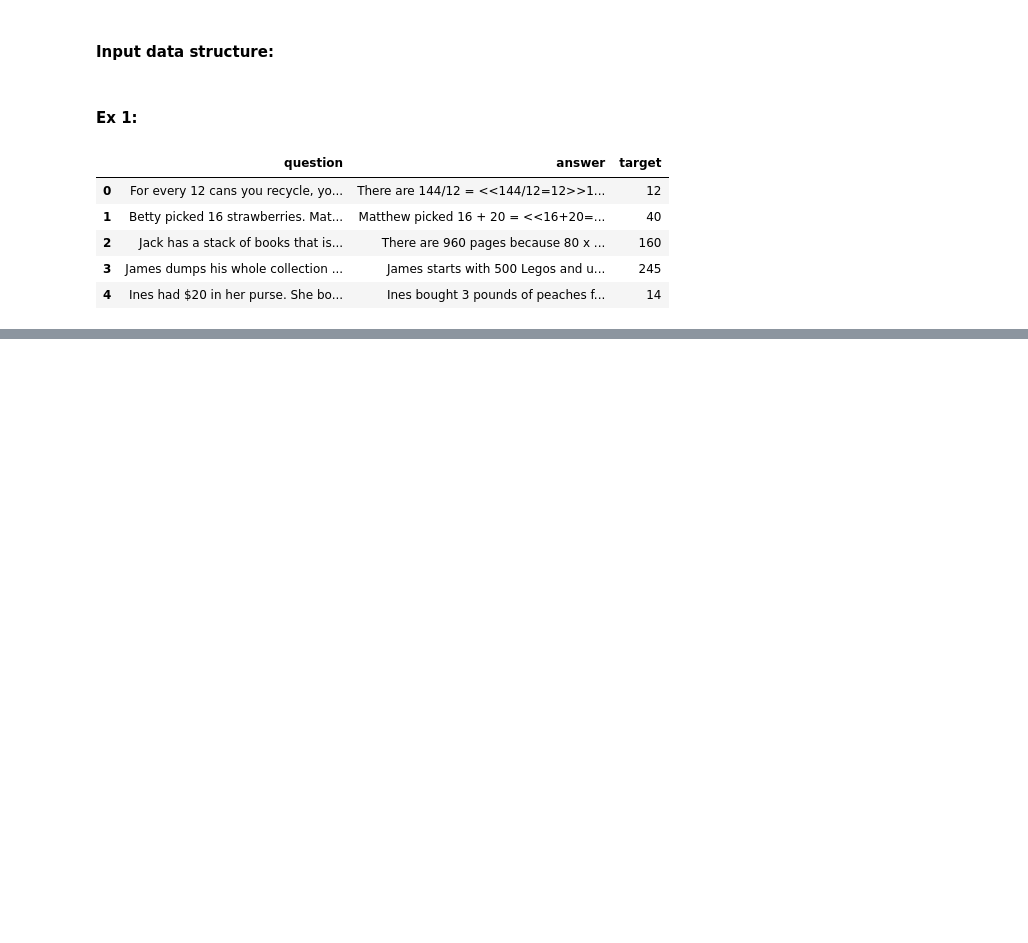
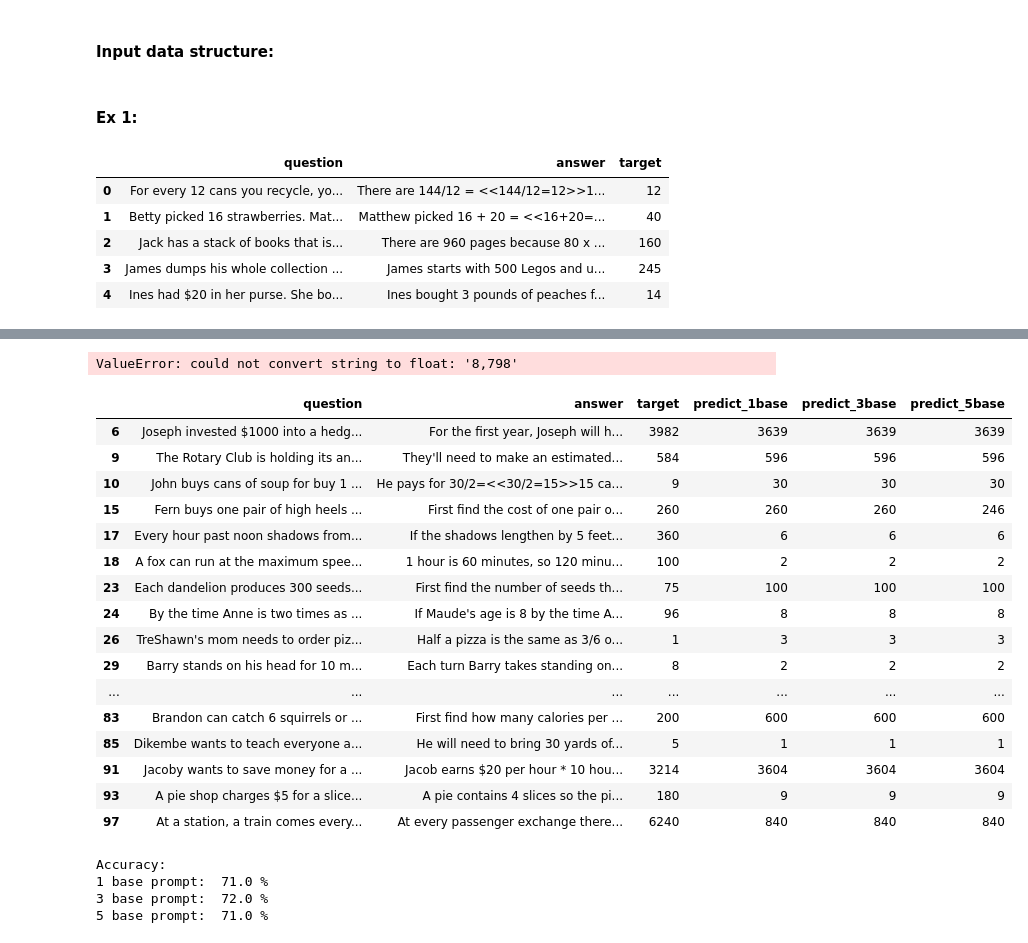
Before and after one commit to Maksym-Kryvenko/MistralAI-small-implementation-project, a Jupyter notebook: exploration.ipynb, the cells around one changed output, grey strips where cells are left out. Saved outputs shown, nothing was run; the diff lists cells and outputs as text; code cells hidden in the pictures; blank space fills up the shorter version.

Commit message:
Added about file, run all data and get results.

```diff
--- a/exploration.ipynb
+++ b/exploration.ipynb
@@ -110,23 +128,0 @@ Expected output: 9
-# %%
-re_exp = r'\b\d+(?:\.\d+)?\b'
-results = dict()
-# Record the results into dataframe
-for i, question in enumerate(data_df['question']):
-    response_1 = get_mistral_response(question)
-    response_2 = get_mistral_response(question)
-    response_3 = get_mistral_response(question)
-
-    new_prompt_1 = 'Return only the number which represent final result from the following text: ' + response_1
-    new_prompt_2 = 'Return only the number which represent final result from the following text: ' + response_2
-    new_prompt_3 = 'Return only the number which represent final result from the following text: ' + response_3
-
-    output_1 = re.findall(re_exp, get_mistral_response(new_prompt_1))
-    output_2 = re.findall(re_exp, get_mistral_response(new_prompt_2))
-    output_3 = re.findall(re_exp, get_mistral_response(new_prompt_3))
-
-    results[i] = results.get(i, []) + output_1
-    results[i] = results.get(i, []) + output_2
-    results[i] = results.get(i, []) + output_3
-
-    if i > 12:
-        break
@@ -150,2 +128,0 @@ results
-# %%
-data_df['predict'] = results
@@ -161,0 +216,49 @@ numbers
+# %%
+#data_df['predict_1base'] = list(results_0_0.values())
+data_df['predict_3base'] = list(results_0_3.values())
+#data_df['predict_5base'] = list(results_0_5.values())
+
+data_df['predict_1extra'] = list(results_1.values())
+data_df['predict_3extra'] = list(results_3.values())
+data_df['predict_5extra'] = list(results_5.values())
+# %%
+data_df['target'] = data_df['target'].apply(lambda x: int(float(x)))
+#data_df['predict_1base'] = data_df['predict_1base'].apply(lambda x: int(float(x)))
+data_df['predict_3base'] = data_df['predict_3base'].apply(lambda x: int(float(x)))
+#data_df['predict_5base'] = data_df['predict_5base'].apply(lambda x: int(float(x)))
+data_df['predict_1extra'] = data_df['predict_1extra'].apply(lambda x: int(float(x)))
+data_df['predict_3extra'] = data_df['predict_3extra'].apply(lambda x: int(float(x)))
+data_df['predict_5extra'] = data_df['predict_5extra'].apply(lambda x: int(float(x)))
+# %% [output]
+ValueError: could not convert string to float: '8,798'
+# %%
+data_df[(data_df['target'] != data_df['predict_3base']) | (data_df['target'] != data_df['predict_1extra']) | (data_df['target'] != data_df['predict_3extra']) | (data_df['target'] != data_df['predict_5extra'])]
+# %% [output]
+|  | question | answer | target | predict_1base | predict_3base | predict_5base |
+| 6 | Joseph invested $1000 into a hedg... | For the first year, Joseph will h... | 3982 | 3639 | 3639 | 3639 |
+| 9 | The Rotary Club is holding its an... | They'll need to make an estimated... | 584 | 596 | 596 | 596 |
+| 10 | John buys cans of soup for buy 1 ... | He pays for 30/2=<<30/2=15>>15 ca... | 9 | 30 | 30 | 30 |
+| 15 | Fern buys one pair of high heels ... | First find the cost of one pair o... | 260 | 260 | 260 | 246 |
+| 17 | Every hour past noon shadows from... | If the shadows lengthen by 5 feet... | 360 | 6 | 6 | 6 |
+| 18 | A fox can run at the maximum spee... | 1 hour is 60 minutes, so 120 minu... | 100 | 2 | 2 | 2 |
+| 23 | Each dandelion produces 300 seeds... | First find the number of seeds th... | 75 | 100 | 100 | 100 |
+| 24 | By the time Anne is two times as ... | If Maude's age is 8 by the time A... | 96 | 8 | 8 | 8 |
+| 26 | TreShawn's mom needs to order piz... | Half a pizza is the same as 3/6 o... | 1 | 3 | 3 | 3 |
+| 29 | Barry stands on his head for 10 m... | Each turn Barry takes standing on... | 8 | 2 | 2 | 2 |
+| ... | ... | ... | ... | ... | ... | ... |
+| 83 | Brandon can catch 6 squirrels or ... | First find how many calories per ... | 200 | 600 | 600 | 600 |
+| 85 | Dikembe wants to teach everyone a... | He will need to bring 30 yards of... | 5 | 1 | 1 | 1 |
+| 91 | Jacoby wants to save money for a ... | Jacob earns $20 per hour * 10 hou... | 3214 | 3604 | 3604 | 3604 |
+| 93 | A pie shop charges $5 for a slice... | A pie contains 4 slices so the pi... | 180 | 9 | 9 | 9 |
+| 97 | At a station, a train comes every... | At every passenger exchange there... | 6240 | 840 | 840 | 840 |
+# %%
+print("Accuracy: ")
+print("1 base prompt: ", data_df[(data_df['target'] == data_df['predict_3base'])].shape[0]/data_df.shape[0] * 100, '%')
+print("+1 extra prompt: ", data_df[(data_df['target'] == data_df['predict_1extra'])].shape[0]/data_df.shape[0] * 100, '%')
+print("+3 extra prompt: ", data_df[(data_df['target'] == data_df['predict_3extra'])].shape[0]/data_df.shape[0] * 100, '%')
+print("+5 extra prompt: ", data_df[(data_df['target'] == data_df['predict_5extra'])].shape[0]/data_df.shape[0] * 100, '%')
+# %% [output]
+Accuracy:
+1 base prompt:  71.0 %
+3 base prompt:  72.0 %
+5 base prompt:  71.0 %
```
Also changed, not shown: parts of 16 cells of this notebook, 5 other files.
